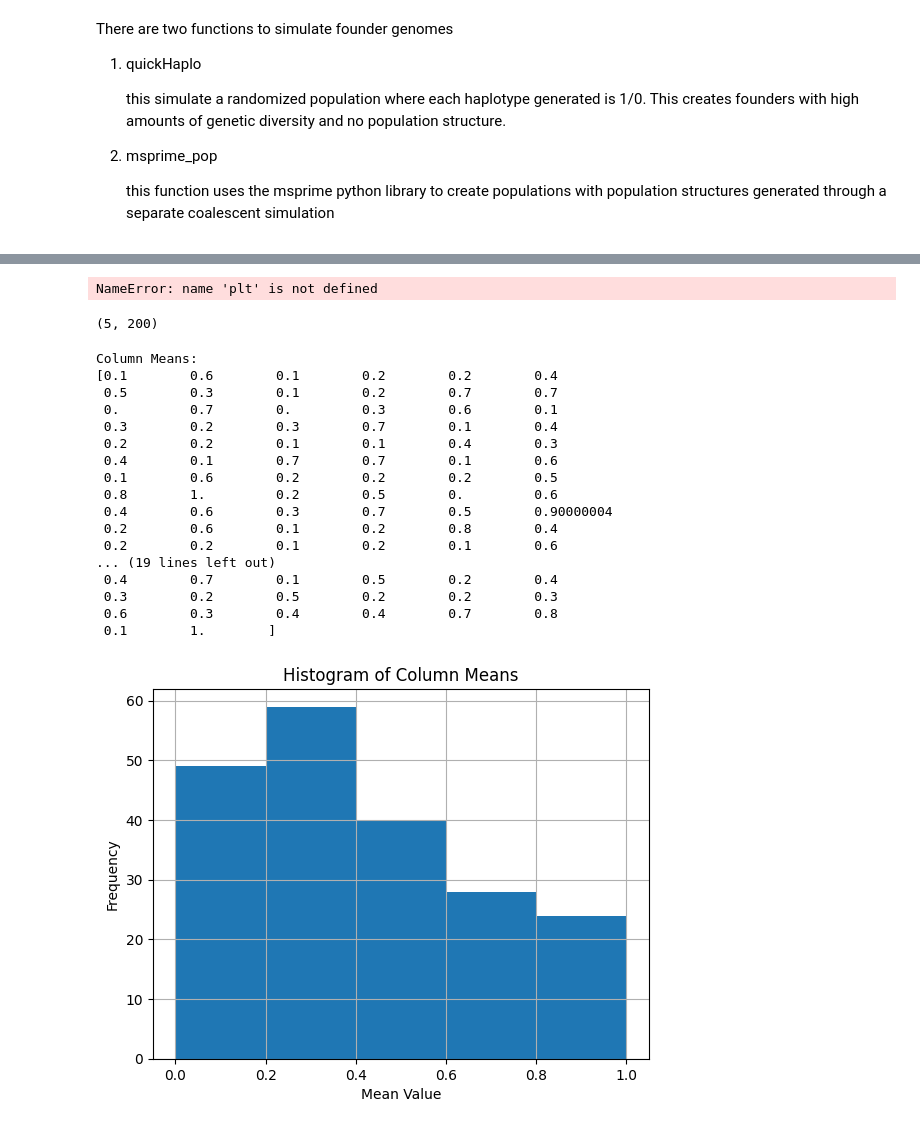
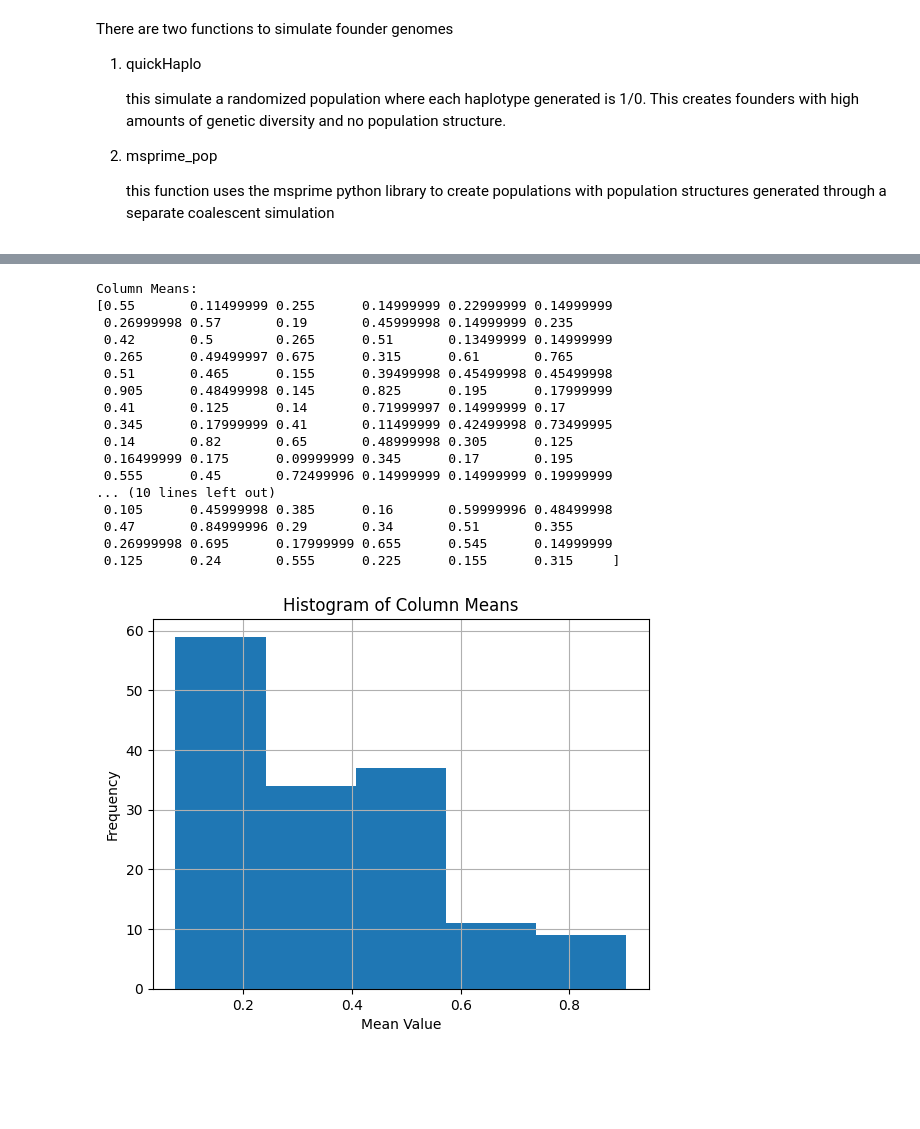
Before and after one commit to cjGO/chewc, a Jupyter notebook: nbs/tutorials/001_simulatingDNA.ipynb, the cells around one changed output, grey strips where cells are left out. Drawn from its saved outputs; the diff is of its cells as text; code cells hidden in the pictures; blank space fills up the shorter version.

Commit message:
remove founderpop from SP directly

```diff
--- a/nbs/tutorials/001_simulatingDNA.ipynb
+++ b/nbs/tutorials/001_simulatingDNA.ipynb
@@ -118,0 +28,31 @@ flattened_array.shape
+# %%
+import jax
+from chewc.population import msprime_pop # Assuming this returns (pop, map) now
+from chewc.sp import SimParam
+
+# JAX random key setup
+key = jax.random.PRNGKey(42)
+key, pop_key = jax.random.split(key)
+
+# 1. Generate the founder population and its genetic map together.
+#    They are created as a linked pair.
+founder_pop, genetic_map = msprime_pop(
+    key=pop_key, n_ind=100, n_loci_per_chr=50, n_chr=3, ploidy=2
+)
+
+# 2. Use the founder population and its map to configure the simulation's
+#    rules. The method name `from_founder_pop` makes this link explicit.
+SP = SimParam.from_founder_pop(
+    founder_pop=founder_pop,
+    gen_map=genetic_map,
+    sexes="yes" # We can still override other parameters
+)
+
+# 3. Proceed with the simulation.
+#    - `SP` is now the self-contained rulebook.
+#    - `founder_pop` is the starting state.
+#    They are no longer directly attached to each other.
+print("--- Configuration (derived from founders) ---")
+print(SP)
+print("\n--- Initial State ---")
+print(founder_pop)
@@ -140,41 +113,33 @@ Correlation matrix (top 5x5 corner):
-# %%
-plt.hist(locus_correlations.flatten())
-# %% [output]
-NameError: name 'plt' is not defined
-# %%
-SP.founderPop.dosage.shape
-# %% [output]
-(5, 200)
 # %%
 import matplotlib.pyplot as plt
 # Calculate the column means
-column_means = np.mean(SP.founderPop.dosage, axis=0)
+column_means = np.mean(founder_pop.dosage, axis=0)
 column_means = column_means * .5
 print("Column Means:")
 print(column_means)
 
 # Create a histogram of the column means
 plt.hist(column_means, bins=5)
 plt.xlabel('Mean Value')
 plt.ylabel('Frequency')
 plt.title('Histogram of Column Means')
 plt.grid(True)
 # %% [output]
 Column Means:
-[0.1        0.6        0.1        0.2        0.2        0.4
- 0.5        0.3        0.1        0.2        0.7        0.7
- 0.         0.7        0.         0.3        0.6        0.1
- 0.3        0.2        0.3        0.7        0.1        0.4
- 0.2        0.2        0.1        0.1        0.4        0.3
- 0.4        0.1        0.7        0.7        0.1        0.6
- 0.1        0.6        0.2        0.2        0.2        0.5
- 0.8        1.         0.2        0.5        0.         0.6
- 0.4        0.6        0.3        0.7        0.5        0.90000004
- 0.2        0.6        0.1        0.2        0.8        0.4
- 0.2        0.2        0.1        0.2        0.1        0.6
-... (19 lines left out)
- 0.4        0.7        0.1        0.5        0.2        0.4
- 0.3        0.2        0.5        0.2        0.2        0.3
- 0.6        0.3        0.4        0.4        0.7        0.8
- 0.1        1.        ]
+[0.55       0.11499999 0.255      0.14999999 0.22999999 0.14999999
+ 0.26999998 0.57       0.19       0.45999998 0.14999999 0.235
+ 0.42       0.5        0.265      0.51       0.13499999 0.14999999
+ 0.265      0.49499997 0.675      0.315      0.61       0.765
+ 0.51       0.465      0.155      0.39499998 0.45499998 0.45499998
+ 0.905      0.48499998 0.145      0.825      0.195      0.17999999
+ 0.41       0.125      0.14       0.71999997 0.14999999 0.17
+ 0.345      0.17999999 0.41       0.11499999 0.42499998 0.73499995
+ 0.14       0.82       0.65       0.48999998 0.305      0.125
+ 0.16499999 0.175      0.09999999 0.345      0.17       0.195
+ 0.555      0.45       0.72499996 0.14999999 0.14999999 0.19999999
+... (10 lines left out)
+ 0.105      0.45999998 0.385      0.16       0.59999996 0.48499998
+ 0.47       0.84999996 0.29       0.34       0.51       0.355
+ 0.26999998 0.695      0.17999999 0.655      0.545      0.14999999
+ 0.125      0.24       0.555      0.225      0.155      0.315     ]
-[figure, old version]
+[figure, new version]
```
Also changed, not shown: parts of 17 cells of this notebook, 5 other files.
